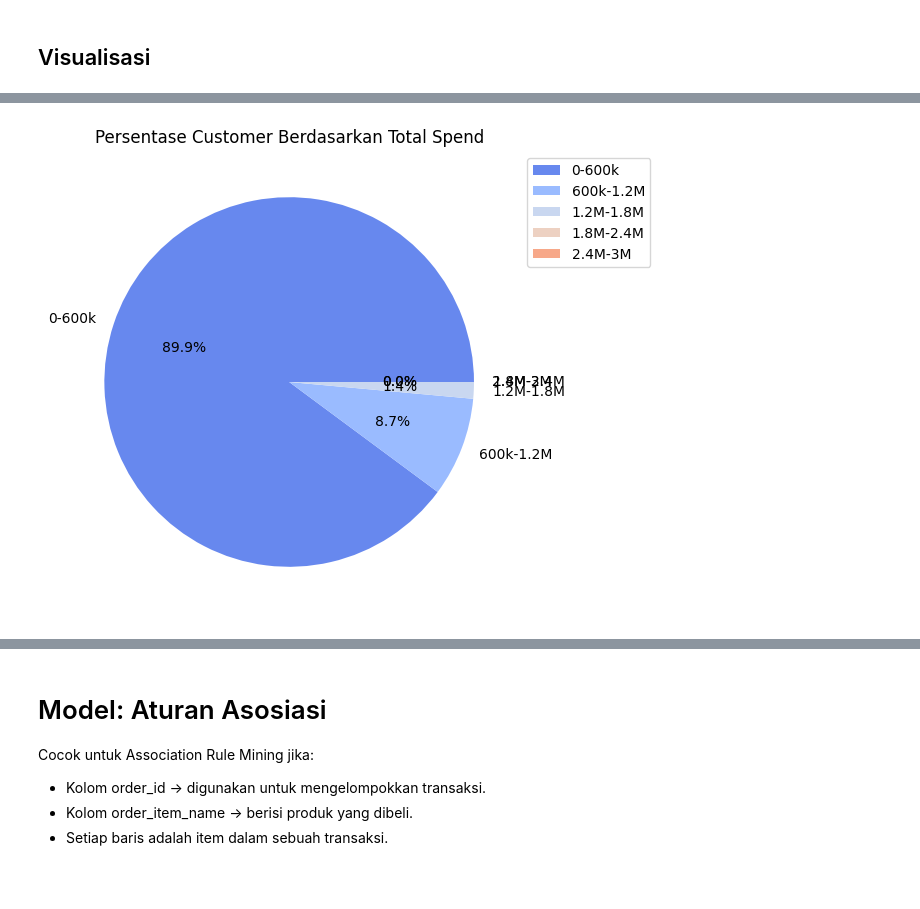
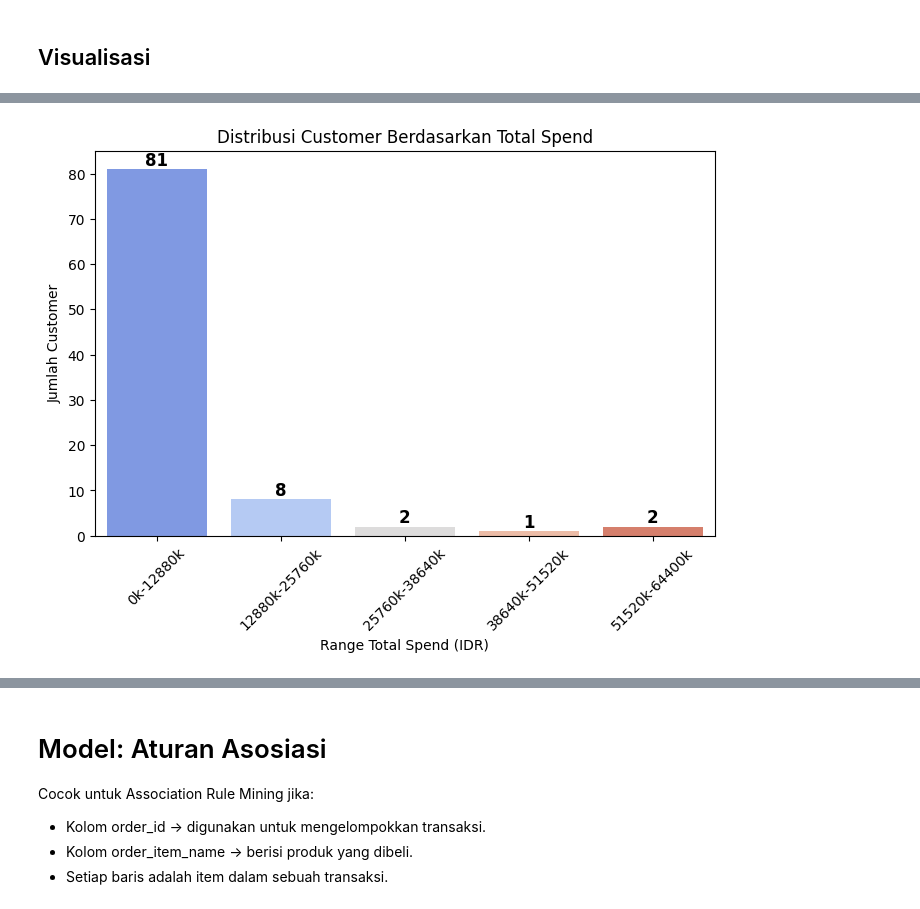
Before and after one commit to carsen09/uas-data-mining, a Jupyter notebook: notebook.ipynb, the cells around one changed output, grey strips where cells are left out. Cells and saved outputs as stored; diff of their text form; code cells hidden in the pictures; blank space fills up the shorter version.

Commit message:
image

````diff
--- a/notebook.ipynb
+++ b/notebook.ipynb
@@ -46,7 +46,7 @@ LEFT JOIN wpkr_wc_order_product_lookup op ON o.id = op.order_id;
 ```
 # %%
 import pandas as pd
-df = pd.read_csv('fact_sales_v1.csv', sep=';')
+df = pd.read_csv('csv/fact_sales_v1.csv', sep=';')
 print(f"DF: {df.shape[0]} rows x {df.shape[1]} columns")
 display(df.info()) # tipe data sesuai (object bisa diubah ke category)
 display(df.head())
@@ -276,70 +280,43 @@ np.int64(2064000)
 # %%
 import matplotlib.pyplot as plt
 import seaborn as sns
 import numpy as np
+import math
 
 customer_sales = df2.groupby("customer_name")["total_amount"].sum().reset_index()
 customer_sales.columns = ["customer_name", "total_spent"]
 
-bins = [0, 500, 1000, 2000, 3000, 4000]  # Rentang pengeluaran
+# Input nilai maksimum dan jumlah kategori
+max_value = math.ceil(customer_sales['total_spent'].max() / 100000) * 100000
 
-# Buat rentang kategori dari 0 hingga 3.000.000 dalam beberapa kelompok
-bins = np.linspace(0, 3_000_000, 6)  # Membuat 6 rentang dari 0 sampai 3.000.000
-labels = ["0-600k", "600k-1.2M", "1.2M-1.8M", "1.8M-2.4M", "2.4M-3M"]
+num_categories = 5
+
+# Buat rentang nilai secara otomatis
+bins = np.linspace(0, max_value, num_categories + 1)
+
+# Format label agar lebih mudah dibaca
+labels = [f"{int(bins[i]/1000)}k-{int(bins[i+1]/1000)}k" for i in range(len(bins)-1)]
 
 customer_sales["spend_category"] = pd.cut(customer_sales["total_spent"], bins=bins, labels=labels, right=True)
 
 # Hitung jumlah customer di setiap kategori
 spend_distribution = customer_sales["spend_category"].value_counts().sort_index()
 
-# plt.figure(figsize=(6, 6))
+# Buat figure dan plot
+plt.figure(figsize=(8, 5))
+ax = sns.barplot(x=spend_distribution.index, y=spend_distribution.values, palette="coolwarm", hue=spend_distribution.index)
 
-# # Buat pie chart dengan penyesuaian posisi label
-# plt.pie(
-#     spend_distribution,
-#     labels=spend_distribution.index,
-#     autopct="%1.1f%%",
-#     colors=sns.color_palette("coolwarm"),
-#     labeldistance=1.2,  # Memindahkan label lebih jauh dari lingkaran
-#     pctdistance=0.8  # Memindahkan persentase ke bagian dalam
-# )
+# Tambahkan label nominal pada masing-masing batang
+for p in ax.patches:
+    ax.annotate(f'{int(p.get_height())}',
+                (p.get_x() + p.get_width() / 2, p.get_height()),
+                ha='center', va='bottom', fontsize=12, fontweight='bold', color='black')
 
-# plt.title("Persentase Customer Berdasarkan Total Spend")
-
-# # Tambahkan legend agar label tidak saling berdekatan
-
-# plt.show()
-
-# plt.figure(figsize=(8, 5))
-# sns.barplot(x=spend_distribution.index, y=spend_distribution.values, palette="coolwarm")
-
-# plt.xlabel("Range Total Spend (IDR)")
-# plt.ylabel("Jumlah Customer")
-# plt.title("Distribusi Customer Berdasarkan Total Spend")
-# plt.show()
-
-plt.figure(figsize=(6, 6))
-plt.pie(spend_distribution, labels=spend_distribution.index, autopct="%1.1f%%", colors=sns.color_palette("coolwarm"))
-plt.title("Persentase Customer Berdasarkan Total Spend")
-plt.legend(spend_distribution.index, loc="best", bbox_to_anchor=(1, 1))
+# Konfigurasi tampilan
+plt.xlabel("Range Total Spend (IDR)")
+plt.ylabel("Jumlah Customer")
+plt.title("Distribusi Customer Berdasarkan Total Spend")
+plt.xticks(rotation=45)
 plt.show()
-
-# df["spend_category"] = pd.cut(df["total_spent"], bins=bins, labels=labels, right=True)
-
-# # Hitung jumlah customer dalam setiap kategori
-# spend_distribution = df["spend_category"].value_counts().sort_index()
-# plt.figure(figsize=(18, 5))
-# sns.barplot(x="customer_name", y="total_spent", data=customer_sales, palette="coolwarm")
-
-# plt.xlabel("Customer")
-# plt.ylabel("Total Pembelian (IDR)")
-# plt.title("Total Pembelian dari Masing-Masing Customer")
-# plt.xticks(rotation=45)  # Memiringkan label agar lebih mudah dibaca
-# plt.show()
-# customer_sales["total_amount"].hist()
-# plt.title("Distribution of Total Amount")
-# plt.xlabel("Total Amount")
-# plt.ylabel("Count")
-# plt.show()
 # %% [output]
-[figure, old version]
+[figure, new version]
````
Also changed, not shown: parts of 3 cells of this notebook, 17 other files.
